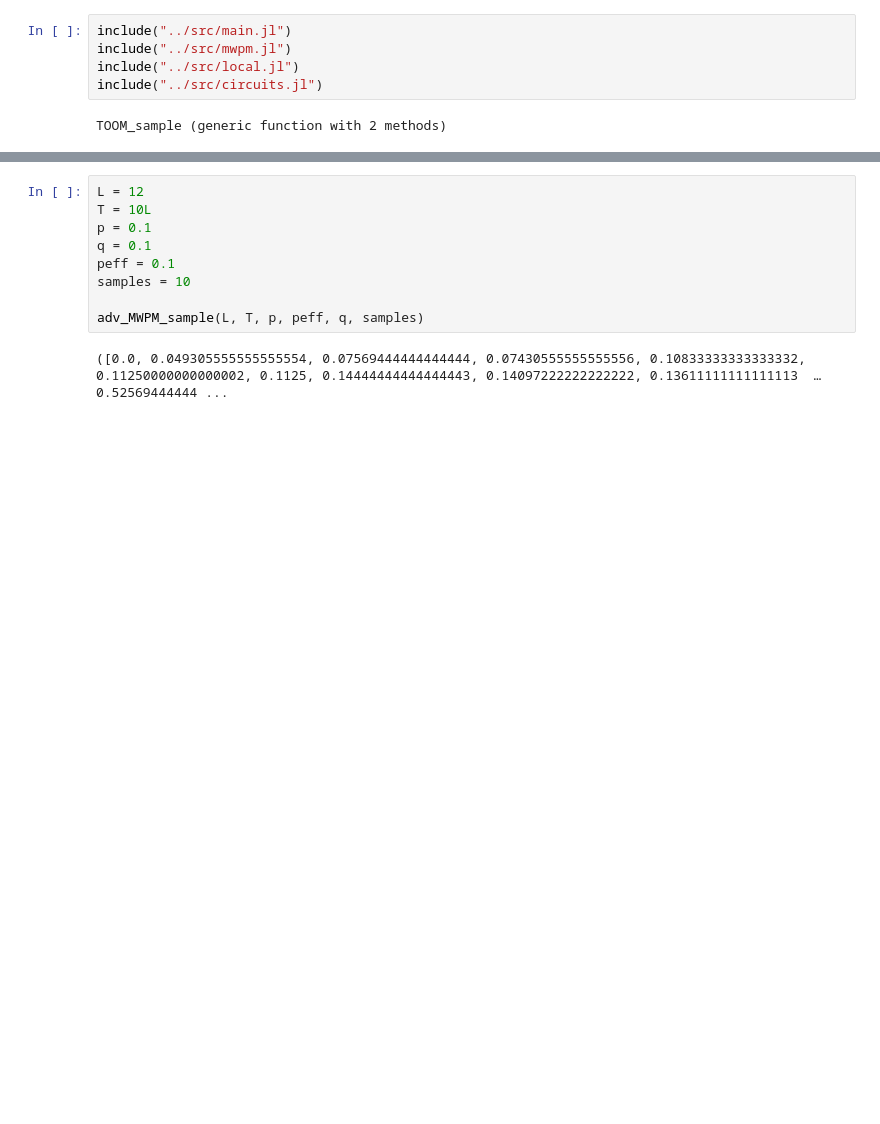
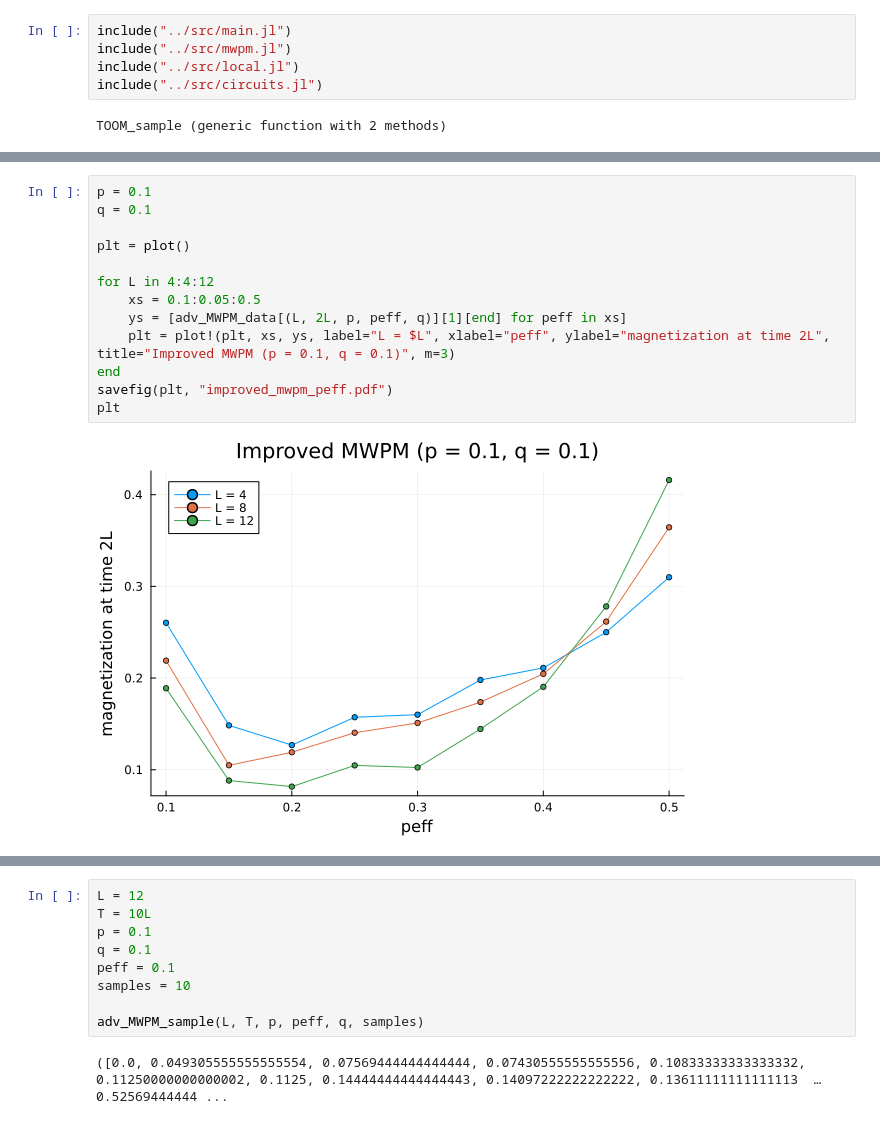
Before and after one commit to jahauser/single_shot, a Jupyter notebook: notebooks/25_08_19.ipynb, the cells around one changed output, grey strips where cells are left out. Saved outputs shown, nothing was run; the diff lists cells and outputs as text; blank space fills up the shorter version.

```diff
--- a/notebooks/25_08_19.ipynb
+++ b/notebooks/25_08_19.ipynb
@@ -15,0 +81,15 @@ TOOM_sample (generic function with 2 methods)
+# %%
+p = 0.1
+q = 0.1
+
+plt = plot()
+
+for L in 4:4:12
+    xs = 0.1:0.05:0.5
+    ys = [adv_MWPM_data[(L, 2L, p, peff, q)][1][end] for peff in xs]
+    plt = plot!(plt, xs, ys, label="L = $L", xlabel="peff", ylabel="magnetization at time 2L", title="Improved MWPM (p = 0.1, q = 0.1)", m=3)
+end
+savefig(plt, "improved_mwpm_peff.pdf")
+plt
+# %% [output]
+[figure, added]
```
Also changed, not shown: parts of 12 cells of this notebook, 4 other files.
